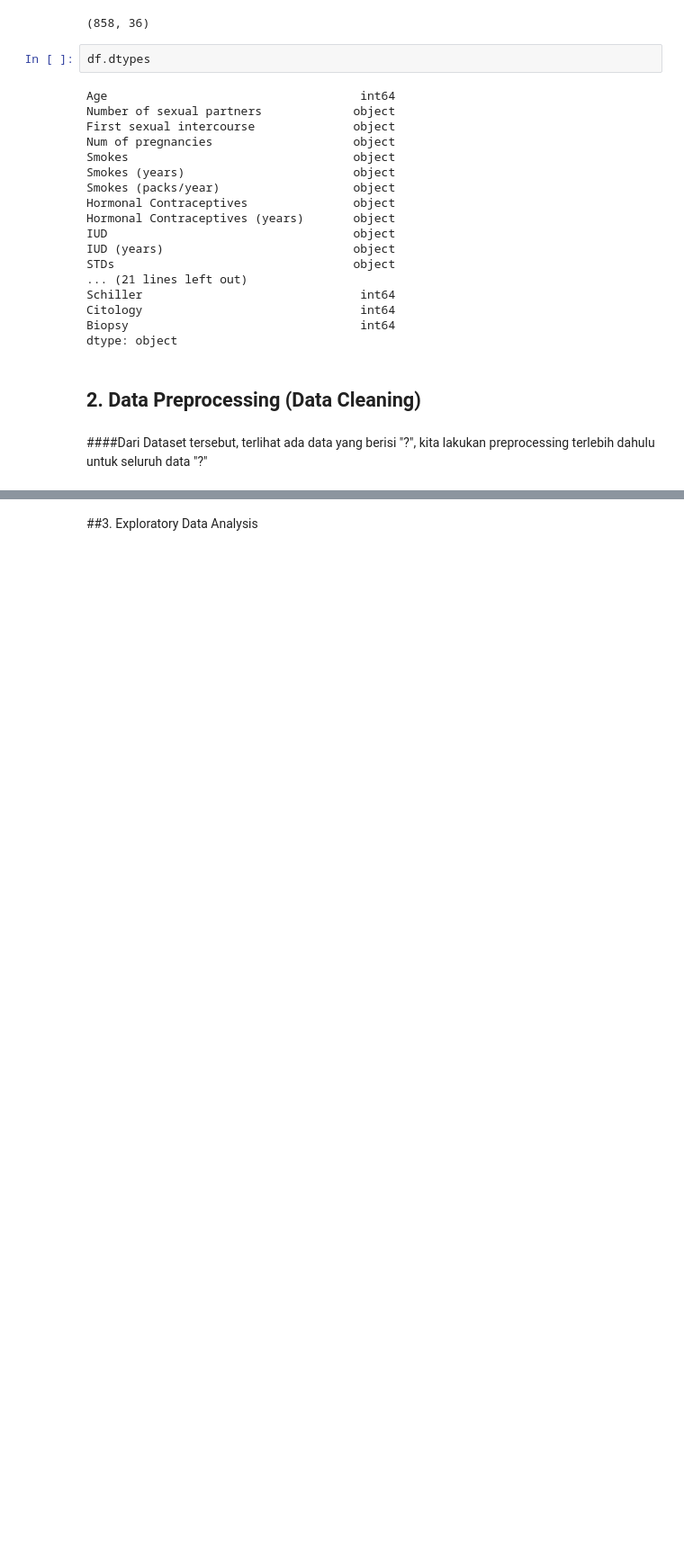
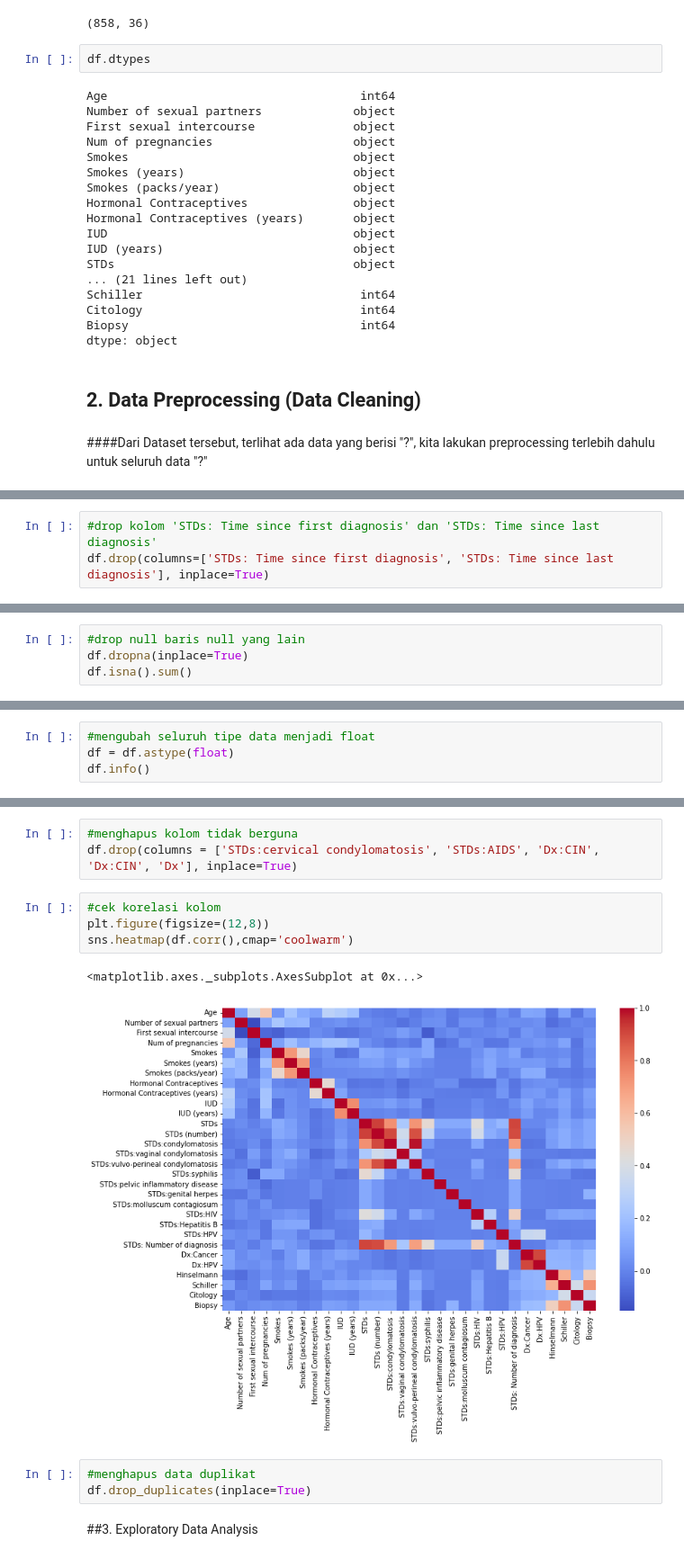
Before and after one commit to azizfath/bddm3, a Jupyter notebook: 20_11_3694_UAS.ipynb, the cells around one changed output, grey strips where cells are left out. Shown: that part at 90% size. Saved outputs shown, nothing was run; the diff lists cells and outputs as text; blank space fills up the shorter version.

```diff
--- a/20_11_3694_UAS.ipynb
+++ b/20_11_3694_UAS.ipynb
@@ -136,0 +105,3 @@ Kita biarkan terlebih dahulu data yang berupa object karena belum tentu akan dig
+# %%
+#drop kolom 'STDs: Time since first diagnosis' dan 'STDs: Time since last diagnosis'
+df.drop(columns=['STDs: Time since first diagnosis', 'STDs: Time since last diagnosis'], inplace=True)
@@ -136,0 +129,4 @@ Kita biarkan terlebih dahulu data yang berupa object karena belum tentu akan dig
+# %%
+#drop null baris null yang lain
+df.dropna(inplace=True)
+df.isna().sum()
@@ -136,0 +156,4 @@ Kita biarkan terlebih dahulu data yang berupa object karena belum tentu akan dig
+# %%
+#mengubah seluruh tipe data menjadi float
+df = df.astype(float)
+df.info()
@@ -137,2 +199,15 @@ Kita biarkan terlebih dahulu data yang berupa object karena belum tentu akan dig
+# %%
+#menghapus kolom tidak berguna
+df.drop(columns = ['STDs:cervical condylomatosis', 'STDs:AIDS', 'Dx:CIN', 'Dx:CIN', 'Dx'], inplace=True)
+# %%
+#cek korelasi kolom
+plt.figure(figsize=(12,8))
+sns.heatmap(df.corr(),cmap='coolwarm')
+# %% [output]
+<matplotlib.axes._subplots.AxesSubplot at 0x...>
+[figure, added]
+# %%
+#menghapus data duplikat
+df.drop_duplicates(inplace=True)
 # %% [markdown]
 ##3. Exploratory Data Analysis
```
Also changed, not shown: parts of 38 cells of this notebook.
